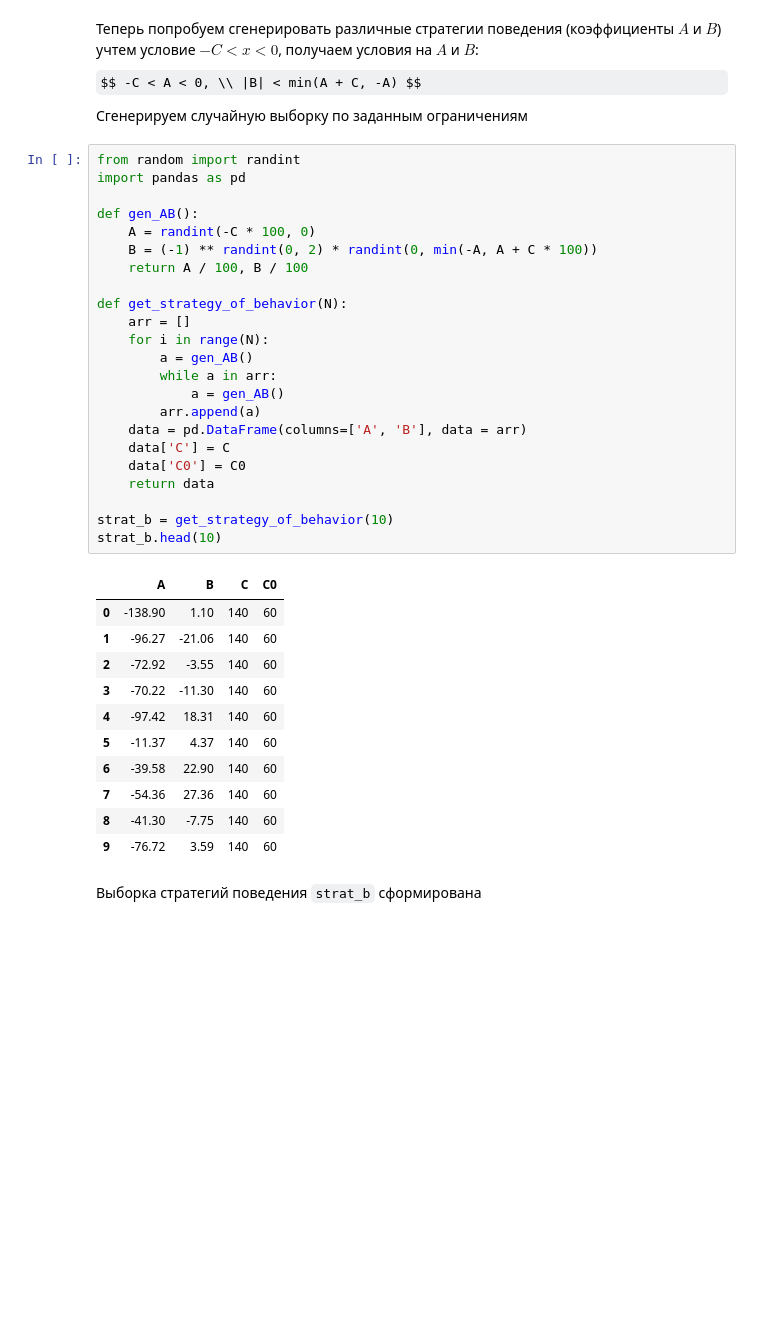
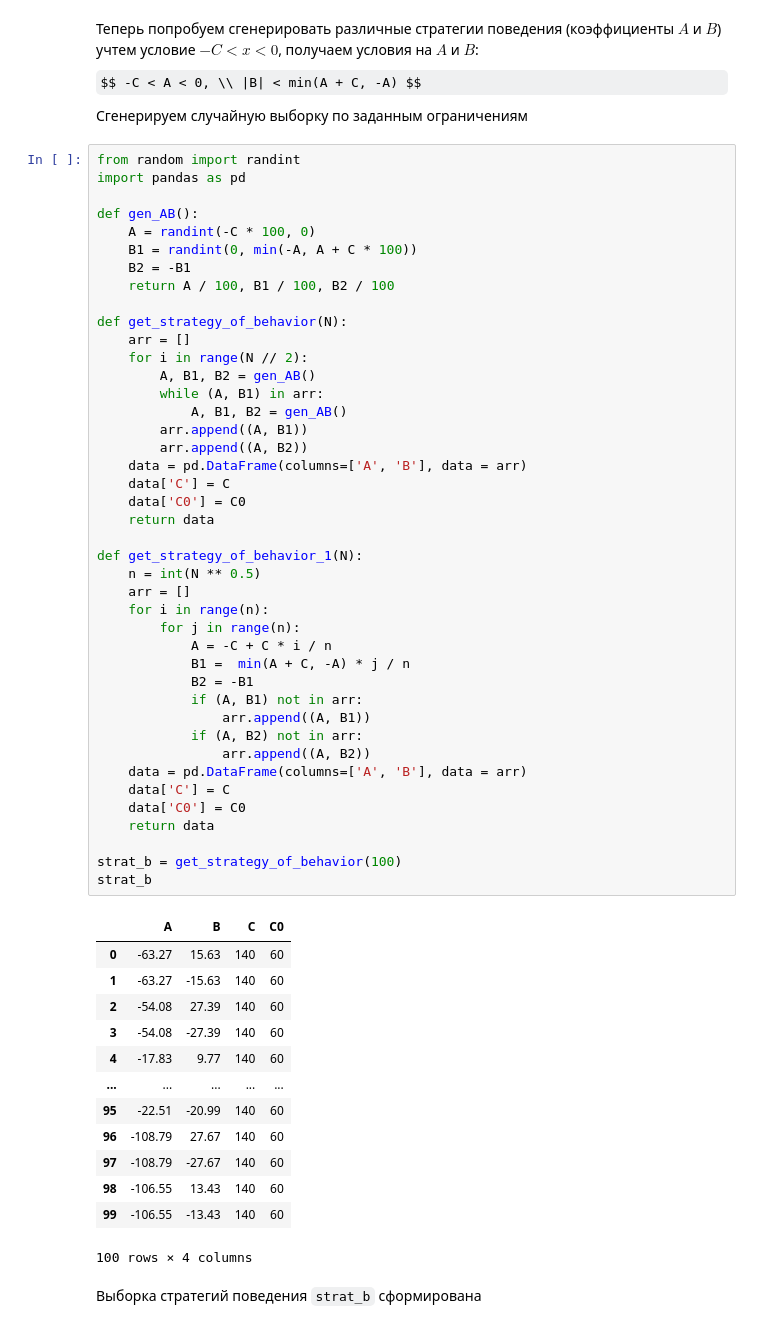
Before and after one commit to Step2Victory/research_fitness_function, a Jupyter notebook: Untitled.ipynb, the cells around one changed output. Saved outputs shown, nothing was run; the diff lists cells and outputs as text; some formulas as TeX source; blank space fills up the shorter version.

```diff
--- a/Untitled.ipynb
+++ b/Untitled.ipynb
@@ -104,38 +104,59 @@ $$ -C < A < 0, \\ |B| < min(A + C, -A) $$
 # %%
 from random import randint
 import pandas as pd
 
 def gen_AB():
     A = randint(-C * 100, 0)
-    B = (-1) ** randint(0, 2) * randint(0, min(-A, A + C * 100))
-    return A / 100, B / 100
+    B1 = randint(0, min(-A, A + C * 100))
+    B2 = -B1
+    return A / 100, B1 / 100, B2 / 100
 
 def get_strategy_of_behavior(N):
     arr = []
-    for i in range(N):
-        a = gen_AB()
-        while a in arr:
-            a = gen_AB()
-        arr.append(a)
+    for i in range(N // 2):
+        A, B1, B2 = gen_AB()
+        while (A, B1) in arr:
+            A, B1, B2 = gen_AB()
+        arr.append((A, B1))
+        arr.append((A, B2))
     data = pd.DataFrame(columns=['A', 'B'], data = arr)
     data['C'] = C
     data['C0'] = C0
     return data
 
-strat_b = get_strategy_of_behavior(10)
-strat_b.head(10)
+def get_strategy_of_behavior_1(N):
+    n = int(N ** 0.5)
+    arr = []
+    for i in range(n):
+        for j in range(n):
+            A = -C + C * i / n
+            B1 =  min(A + C, -A) * j / n
+            B2 = -B1
+            if (A, B1) not in arr:
+                arr.append((A, B1))
+            if (A, B2) not in arr:
+                arr.append((A, B2))
+    data = pd.DataFrame(columns=['A', 'B'], data = arr)
+    data['C'] = C
+    data['C0'] = C0
+    return data
+
+strat_b = get_strategy_of_behavior(100)
+strat_b
 # %% [output]
 |  | A | B | C | C0 |
-| 0 | -138.90 | 1.10 | 140 | 60 |
-| 1 | -96.27 | -21.06 | 140 | 60 |
-| 2 | -72.92 | -3.55 | 140 | 60 |
-| 3 | -70.22 | -11.30 | 140 | 60 |
-| 4 | -97.42 | 18.31 | 140 | 60 |
-| 5 | -11.37 | 4.37 | 140 | 60 |
-| 6 | -39.58 | 22.90 | 140 | 60 |
-| 7 | -54.36 | 27.36 | 140 | 60 |
-| 8 | -41.30 | -7.75 | 140 | 60 |
-| 9 | -76.72 | 3.59 | 140 | 60 |
+| 0 | -63.27 | 15.63 | 140 | 60 |
+| 1 | -63.27 | -15.63 | 140 | 60 |
+| 2 | -54.08 | 27.39 | 140 | 60 |
+| 3 | -54.08 | -27.39 | 140 | 60 |
+| 4 | -17.83 | 9.77 | 140 | 60 |
+| ... | ... | ... | ... | ... |
+| 95 | -22.51 | -20.99 | 140 | 60 |
+| 96 | -108.79 | 27.67 | 140 | 60 |
+| 97 | -108.79 | -27.67 | 140 | 60 |
+| 98 | -106.55 | 13.43 | 140 | 60 |
+| 99 | -106.55 | -13.43 | 140 | 60 |
+100 rows × 4 columns
 # %% [markdown]
 Выборка стратегий поведения `strat_b` сформирована
 # %% [markdown]
```
Also changed, not shown: parts of 4 cells of this notebook.
